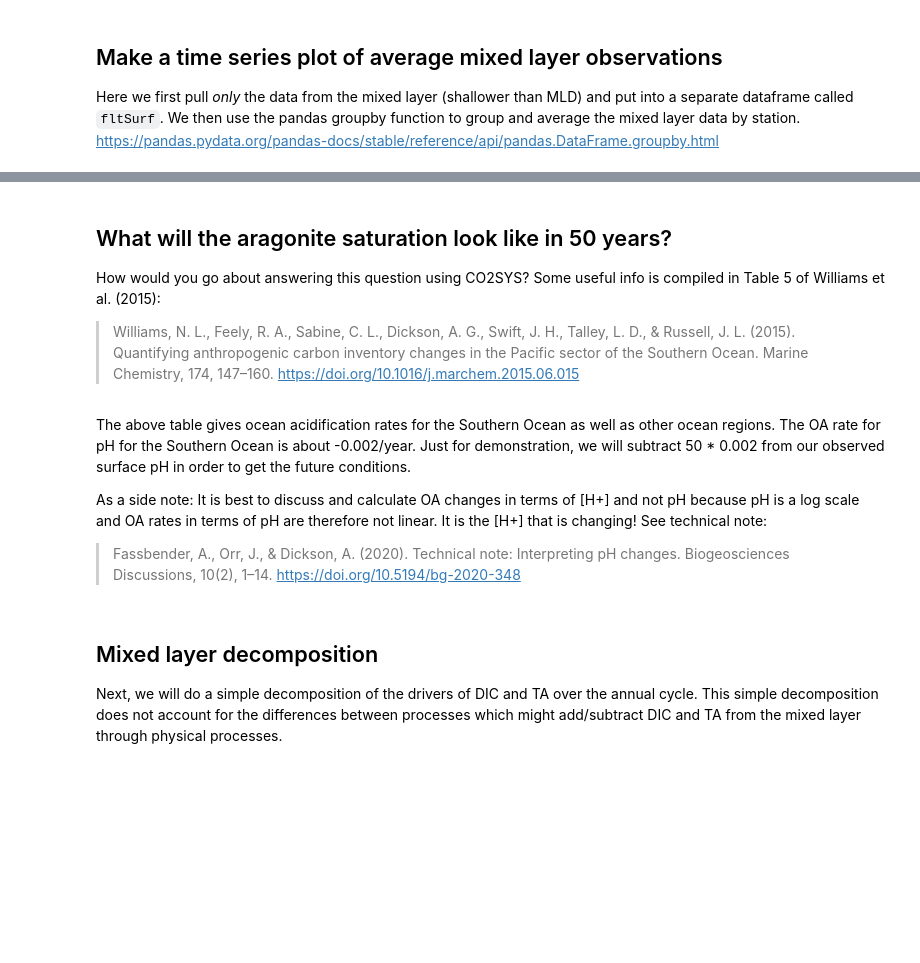
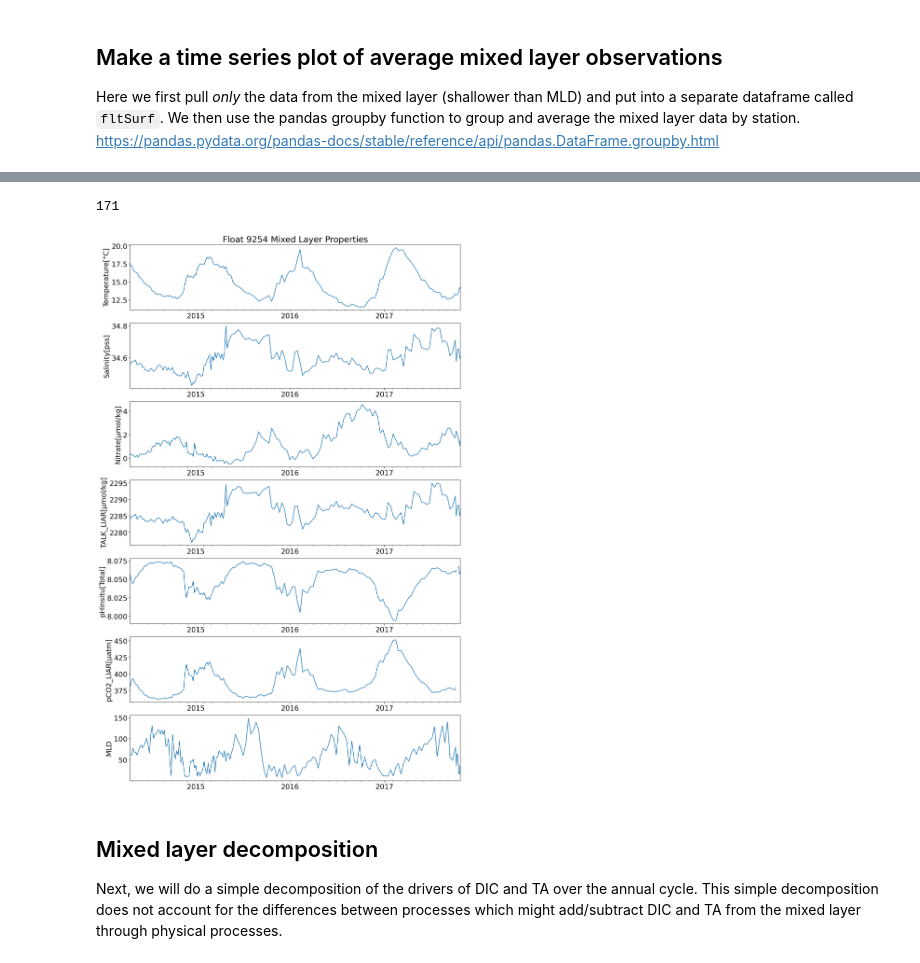
Before and after one commit to ognancy4life/OBD_Lab, a Jupyter notebook: OBD_SOCCOM_MixedLayerDecomposition.ipynb, the cells around one changed output, grey strips where cells are left out. Cells and saved outputs as stored; diff of their text form; code cells hidden in the pictures; blank space fills up the shorter version.

Commit message:
fixing mixed layer decomposition

```diff
--- a/OBD_SOCCOM_MixedLayerDecomposition.ipynb
+++ b/OBD_SOCCOM_MixedLayerDecomposition.ipynb
@@ -188,3 +192,0 @@ debug(df1)
-# %%
-# Add the newly-calculated OmegaAr to the flt dataframe
-flt['OmegaAr'] = df1['OmegaARout']
@@ -213,13 +192,0 @@ It is useful to know the depth at which aragonite transitions from being stable
-# %%
-# Calculate zsatarag for each station
-zsatarag=[]
-for station in flt['Station'].unique():
-    zsatarag.append(
-        [station,flt['date'].loc[(flt['Station']==station)&(flt['OmegaAr']<1)].min(),
-         flt['Depth[m]'].loc[(flt['Station']==station)&(flt['OmegaAr']<1)].min(),
-         flt['Lon [°E]'].loc[(flt['Station']==station)].mean(),
-         flt['Lat [°N]'].loc[(flt['Station']==station)].mean()]
-    )
-
-# Take a look at zsatarag. First column is the Station, second column is datenum, second column is the zsatarag
-zsatarag = pd.DataFrame(data=zsatarag, columns=['Station', 'date', 'zsatarag','Lon [°E]','Lat [°N]'])
@@ -253,7 +196,7 @@ Here we first pull *only* the data from the mixed layer (shallower than MLD) and
 https://pandas.pydata.org/pandas-docs/stable/reference/api/pandas.DataFrame.groupby.html
 # %%
 fltSurf = pd.DataFrame()
-for station in MLD['Station']:
+for station in flt['Station'].unique():
     stationMLD = MLD.MLD[MLD.Station==station].values[0]
     mask = (flt['Station']==station) & (flt['Pressure[dbar]']<stationMLD)
     fltSurf = fltSurf.append(flt[mask])
@@ -266,7 +246,9 @@ debug(fltSurfByStn['Station'])
 fltdates = []
 for station in fltSurfByStn['Station'].unique():
     fltdates.append([flt['date'].loc[(flt['Station']==station)].min()])
-len(fltdates)
+debug(len(fltdates))
+# %% [output]
+171
 # %%
 # Make a big plot with subplots
 fig,axes = plt.subplots(nrows = 7, ncols = 1,figsize=(15,25))
@@ -292,7 +274,7 @@ axes[1].xaxis.set_major_locator(years)
 axes[1].xaxis.set_major_formatter(years_fmt)
 axes[1].xaxis.set_minor_locator(months)
 
-var='OmegaAr'
+var='Nitrate[µmol/kg]'
 axes[2].plot(fltdates,fltSurfByStn[var])
 axes[2].set_ylabel(var)
 axes[2].set_xlim(fltdates[0],fltdates[-1])
@@ -305,36 +287,34 @@ axes[3].plot(fltdates,fltSurfByStn[var])
 axes[3].set_ylabel(var)
 axes[3].set_xlim(fltdates[0],fltdates[-1])
 axes[3].xaxis.set_major_locator(years)
 axes[3].xaxis.set_major_formatter(years_fmt)
 axes[3].xaxis.set_minor_locator(months)
 
 var='pHinsitu[Total]'
 axes[4].plot(fltdates,fltSurfByStn[var])
 axes[4].set_ylabel(var)
 axes[4].set_xlim(fltdates[0],fltdates[-1])
 axes[4].xaxis.set_major_locator(years)
 axes[4].xaxis.set_major_formatter(years_fmt)
 axes[4].xaxis.set_minor_locator(months)
 
 var='pCO2_LIAR[µatm]'
 axes[5].plot(fltdates,fltSurfByStn[var])
 axes[5].set_ylabel(var)
 axes[5].set_xlim(fltdates[0],fltdates[-1])
 axes[5].xaxis.set_major_locator(years)
 axes[5].xaxis.set_major_formatter(years_fmt)
 axes[5].xaxis.set_minor_locator(months)
 
 var='MLD'
 axes[6].plot(MLD['date'],MLD['MLD'])
 axes[6].set_ylabel(var)
 axes[6].set_xlim(fltdates[0],fltdates[-1])
 axes[6].xaxis.set_major_locator(years)
 axes[6].xaxis.set_major_formatter(years_fmt)
 axes[6].xaxis.set_minor_locator(months)
 
-axes[0].set_title('Float ' + floatnum)
-fig.savefig(output_dir + 'F' + floatnum + 'CO2SYS.png', dpi = 200, bbox_inches='tight')
+axes[0].set_title('Float ' + floatnum + ' Mixed Layer Properties')
+fig.savefig(output_dir + 'F' + floatnum + 'MLD.png', dpi = 200, bbox_inches='tight')
+# %% [output]
+[figure, added]
-# %% [markdown]
-## What will the aragonite saturation look like in 50 years?
-How would you go about answering this question using CO2SYS? Some useful info is compiled in Table 5 of Williams et al. (2015):
->Williams, N. L., Feely, R. A., Sabine, C. L., Dickson, A. G., Swift, J. H., Talley, L. D., & Russell, J. L. (2015). Quantifying anthropogenic carbon inventory changes in the Pacific sector of the Southern Ocean. Marine Chemistry, 174, 147–160. https://doi.org/10.1016/j.marchem.2015.06.015
@@ -343,5 +320,0 @@ Image('Williamsetal2015SouthernOceanOArates.png', width=800)
-# %% [markdown]
-The above table gives ocean acidification rates for the Southern Ocean as well as other ocean regions. The OA rate for pH for the Southern Ocean is about -0.002/year. Just for demonstration, we will subtract 50 * 0.002 from our observed surface pH in order to get the future conditions.
-
-As a side note: It is best to discuss and calculate OA changes in terms of [H+] and not pH because pH is a log scale and OA rates in terms of pH are therefore not linear. It is the [H+] that is changing! See technical note:
->Fassbender, A., Orr, J., & Dickson, A. (2020). Technical note: Interpreting pH changes. Biogeosciences Discussions, 10(2), 1–14. https://doi.org/10.5194/bg-2020-348
```
Also changed, not shown: parts of 33 cells of this notebook.
